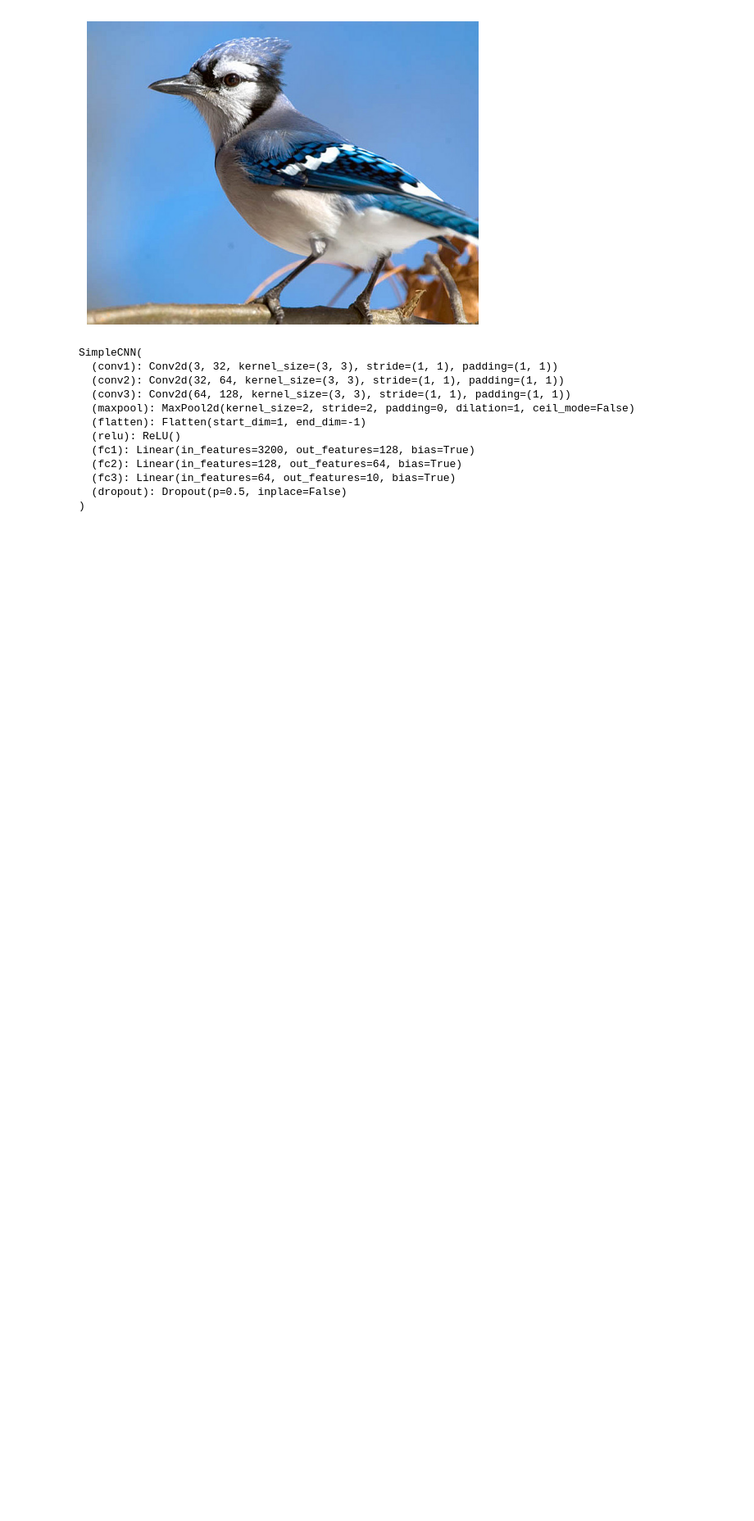
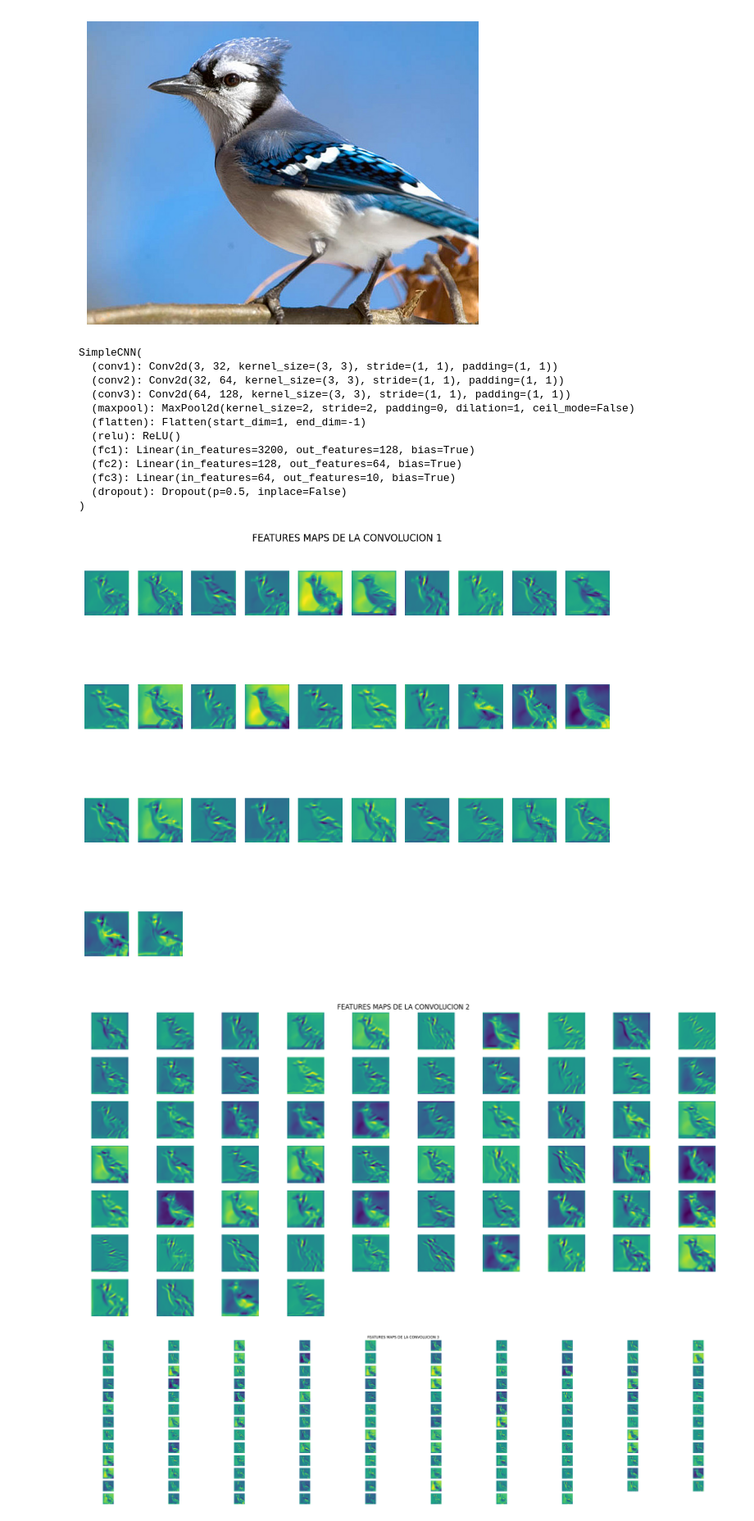
Before and after one commit to JuniorHZ19/ArquitecturasCNN, a Jupyter notebook: CNNSIMPLE.ipynb, the cells around one changed output. Shown at 82% size. Cells and saved outputs as stored; diff of their text form; code cells hidden in the pictures; blank space fills up the shorter version.

```diff
--- a/CNNSIMPLE.ipynb
+++ b/CNNSIMPLE.ipynb
@@ -253,6 +256,50 @@ SimpleCNN(
   (fc3): Linear(in_features=64, out_features=10, bias=True)
   (dropout): Dropout(p=0.5, inplace=False)
 )
+# %%
+#Visualizar features del modelo:
+
+import math
+from PIL import Image
+import matplotlib.pyplot as plt
+import torch.nn.functional as F
+file_path = "/content/ave.jpeg" # @param {type:"string"}
+
+img = Image.open(file_path)
+
+# Transformaciones básicas para las imágenes
+transform = transforms.Compose([
+    transforms.ToTensor(),  # Convertir las imágenes a tensores
+    transforms.Resize((40,40)),
+    transforms.Normalize(mean=[0.5, 0.5, 0.5], std=[0.5, 0.5, 0.5])  # Normalizar a [-1, 1]
+])
+
+tensor_img=transform(img)
+layers=list(modelo_entrenado.children())
+conv_layers = [layer for layer in layers if isinstance(layer, nn.Conv2d)]
+output=None
+
+for i_layer,conv_layer in enumerate(conv_layers):
+  if(output==None):
+   output=conv_layer(tensor_img)
+  else:
+   output=conv_layer(output)
+  ncols = 10
+  nrows = math.ceil(len(output) / ncols)
+  plt.figure(figsize=(nrows*3, ncols*1))
+  plt.title(f'FEATURES MAPS DE LA CONVOLUCION {i_layer+1}')
+  plt.axis('off')
+  for i,f in enumerate(output):
+    plt.subplot(nrows,ncols,i+1)
+    plt.imshow(f.detach().cpu().numpy())
+    plt.axis('off')
+
+plt.show()
+plt.close()
+# %% [output]
+[figure, added]
+[figure, added]
+[figure, added]
 # %%
 #Reentrenar(antes debeos cargar el modelo como optizmiador y cargar datastets y dataloader):
 
```
Also changed, not shown: parts of 3 cells of this notebook.
